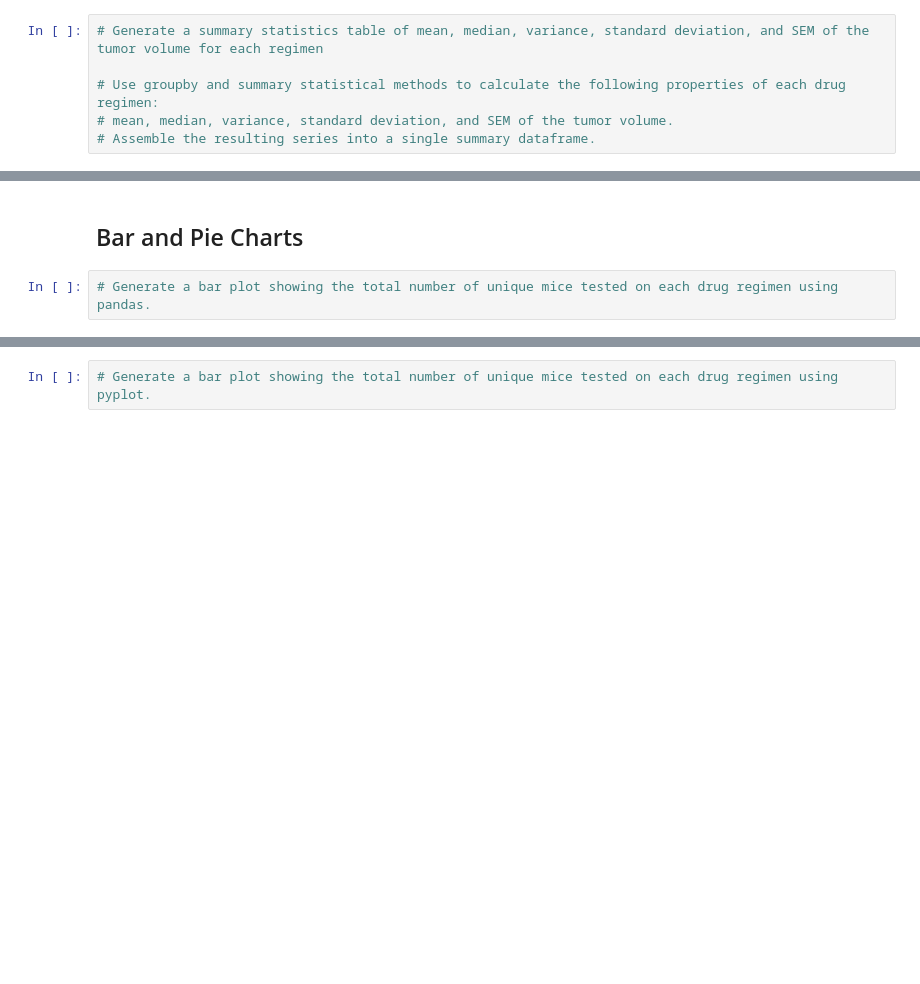
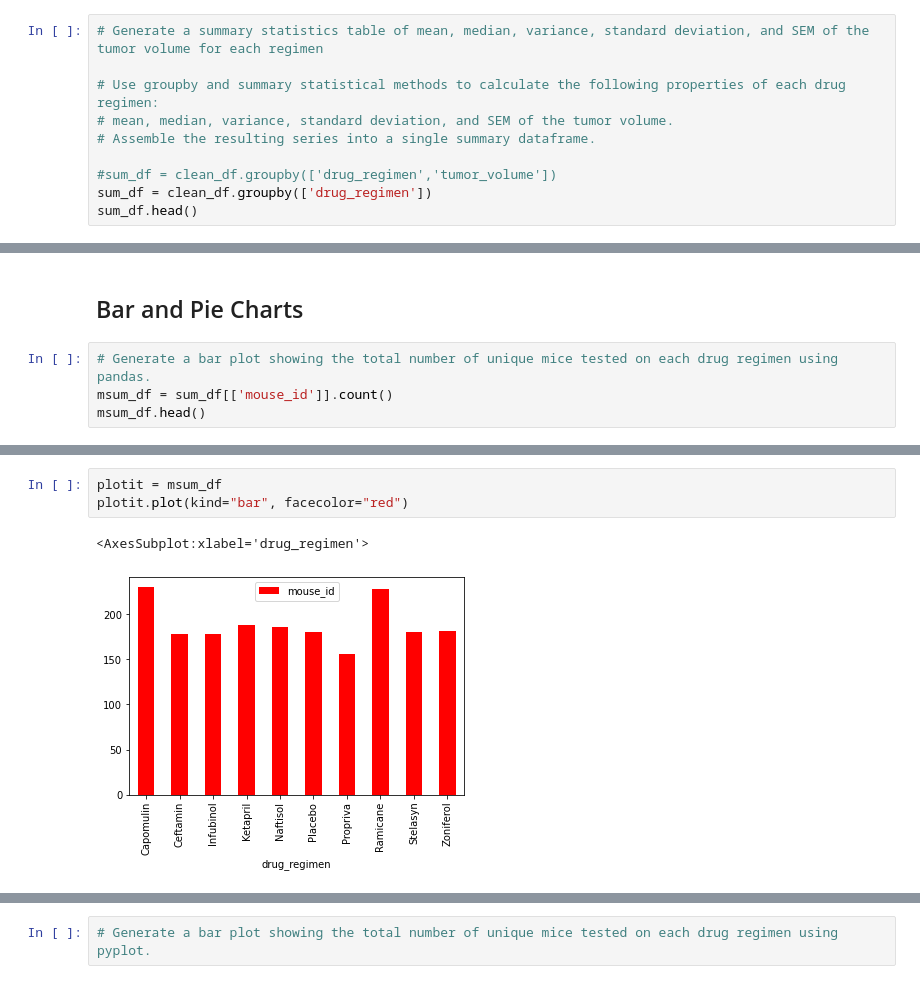
Before and after one commit to usa4148/the-power-of-plots, a Jupyter notebook: pymaceuticals_starter.ipynb, the cells around one changed output, grey strips where cells are left out. Drawn from its saved outputs; the diff is of its cells as text; blank space fills up the shorter version.

```diff
--- a/pymaceuticals_starter.ipynb
+++ b/pymaceuticals_starter.ipynb
@@ -135,3 +127,7 @@ df['mouse_id'].nunique()
 # Use groupby and summary statistical methods to calculate the following properties of each drug regimen:
 # mean, median, variance, standard deviation, and SEM of the tumor volume.
 # Assemble the resulting series into a single summary dataframe.
+
+#sum_df = clean_df.groupby(['drug_regimen','tumor_volume'])
+sum_df = clean_df.groupby(['drug_regimen'])
+sum_df.head()
@@ -143,3 +169,5 @@ df['mouse_id'].nunique()
 ## Bar and Pie Charts
 # %%
 # Generate a bar plot showing the total number of unique mice tested on each drug regimen using pandas.
+msum_df = sum_df[['mouse_id']].count()
+msum_df.head()
@@ -145,0 +182,6 @@ df['mouse_id'].nunique()
+# %%
+plotit = msum_df
+plotit.plot(kind="bar", facecolor="red")
+# %% [output]
+<AxesSubplot:xlabel='drug_regimen'>
+[figure, added]
```
Also changed, not shown: parts of 11 cells of this notebook, 1 other file.
